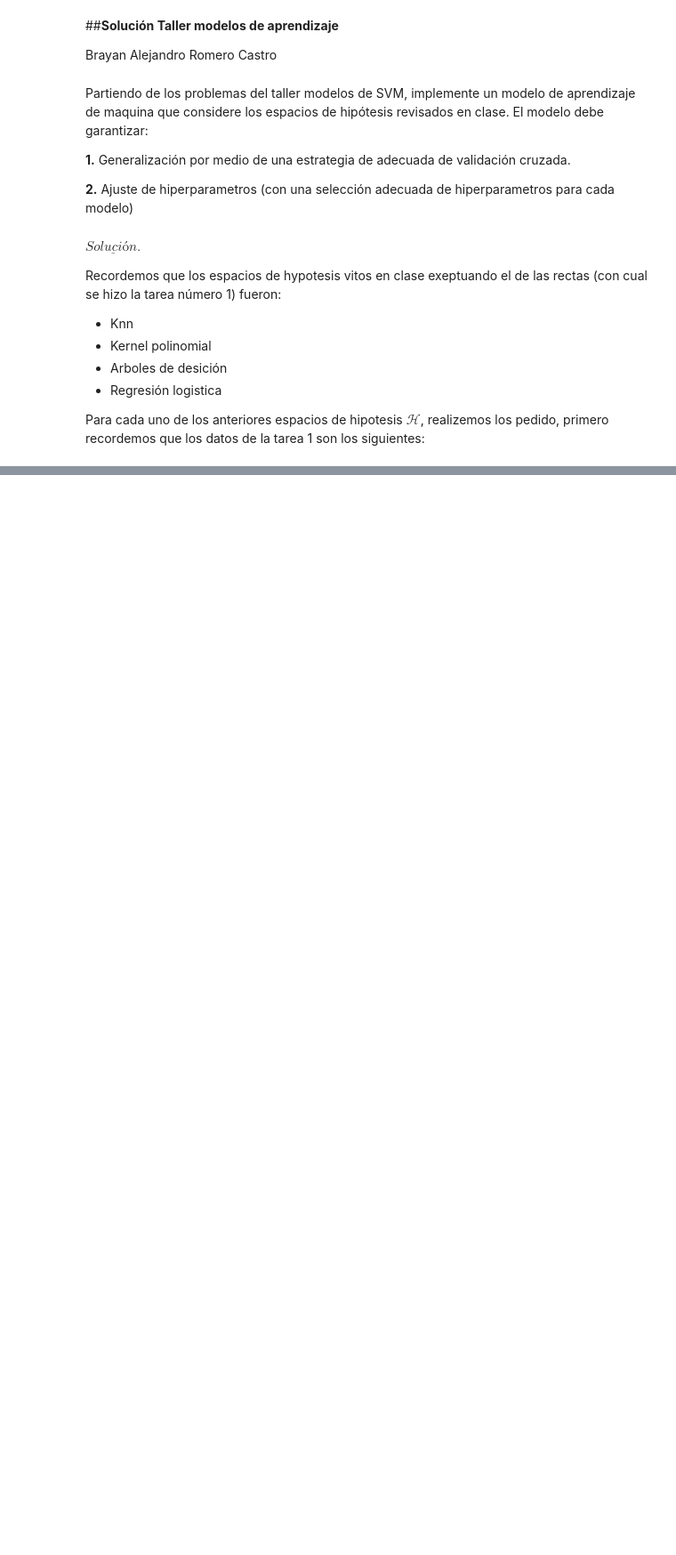
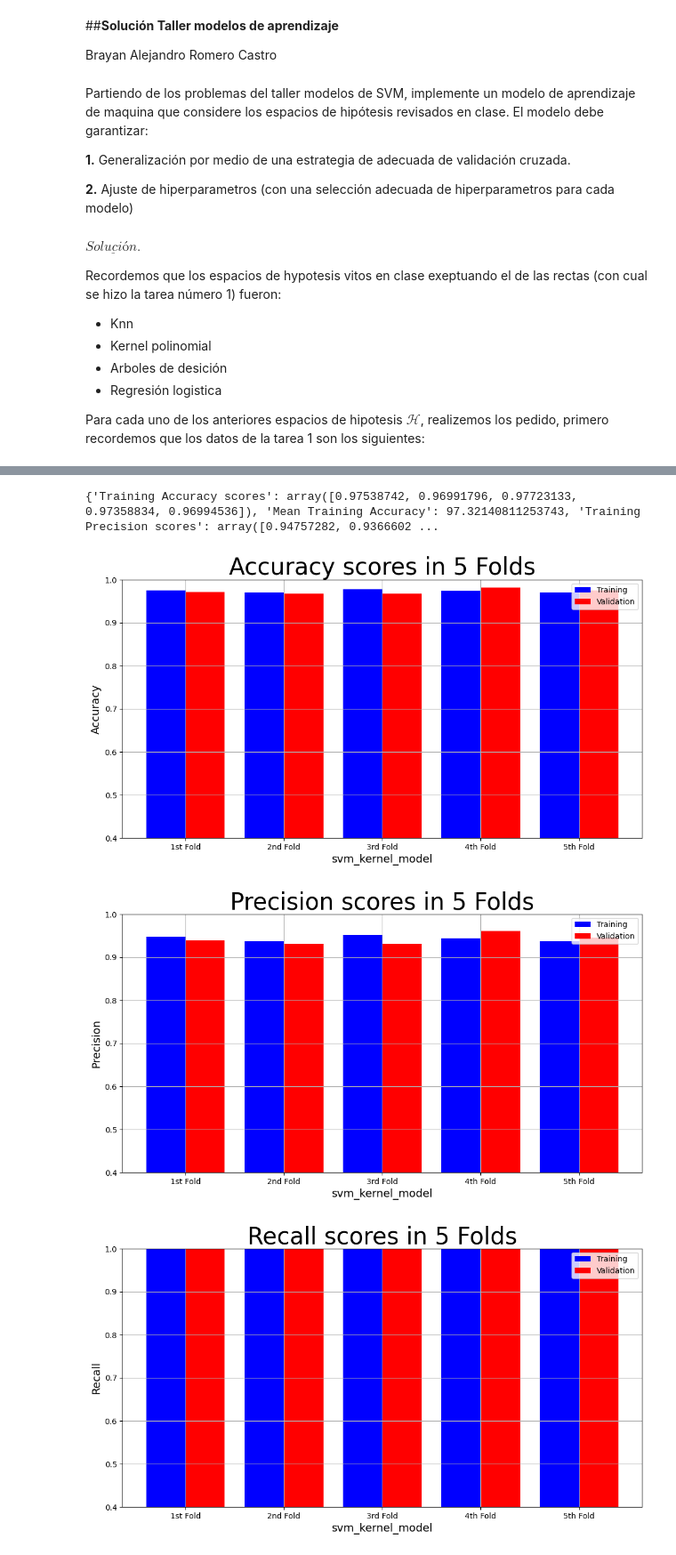
Before and after one commit to brromeroc/Tallermodelosdeapredizaje, a Jupyter notebook: Taller_modelos_de_aprendizaje.ipynb, the cells around one changed output, grey strips where cells are left out. Shown at 89% size. Cells and saved outputs as stored; diff of their text form; code cells hidden in the pictures; blank space fills up the shorter version.

```diff
--- a/Taller_modelos_de_aprendizaje.ipynb
+++ b/Taller_modelos_de_aprendizaje.ipynb
@@ -105,0 +342,42 @@ NameError: ignored
+# %%
+from sklearn import svm
+svm_kernel_model = svm.SVC(kernel='poly',degree = 2)
+
+svm_kernel_result = cross_validation(svm_kernel_model, X, y, 5)
+print(svm_kernel_result)
+# %% [output]
+{'Training Accuracy scores': array([0.97538742, 0.96991796, 0.97723133, 0.97358834, 0.96994536]), 'Mean Training Accuracy': 97.32140811253743, 'Training Precision scores': array([0.94757282, 0.9366602 ...
+# %%
+# Plot Accuracy Result
+model_name = "svm_kernel_model"
+model_result = svm_kernel_result
+plot_result(model_name,
+            "Accuracy",
+            "Accuracy scores in 5 Folds",
+            model_result["Training Accuracy scores"],
+            model_result["Validation Accuracy scores"])
+
+# Plot Precision Result
+plot_result(model_name,
+            "Precision",
+            "Precision scores in 5 Folds",
+            model_result["Training Precision scores"],
+            model_result["Validation Precision scores"])
+
+# Plot Recall Result
+plot_result(model_name,
+            "Recall",
+            "Recall scores in 5 Folds",
+            model_result["Training Recall scores"],
+            model_result["Validation Recall scores"])
+
+# Plot F1-Score Result
+plot_result(model_name,
+            "F1",
+            "F1 Scores in 5 Folds",
+            model_result["Training F1 scores"],
+            model_result["Validation F1 scores"])
+# %% [output]
+[figure, added]
+[figure, added]
+[figure, added]
```
Also changed, not shown: parts of 39 cells of this notebook.
